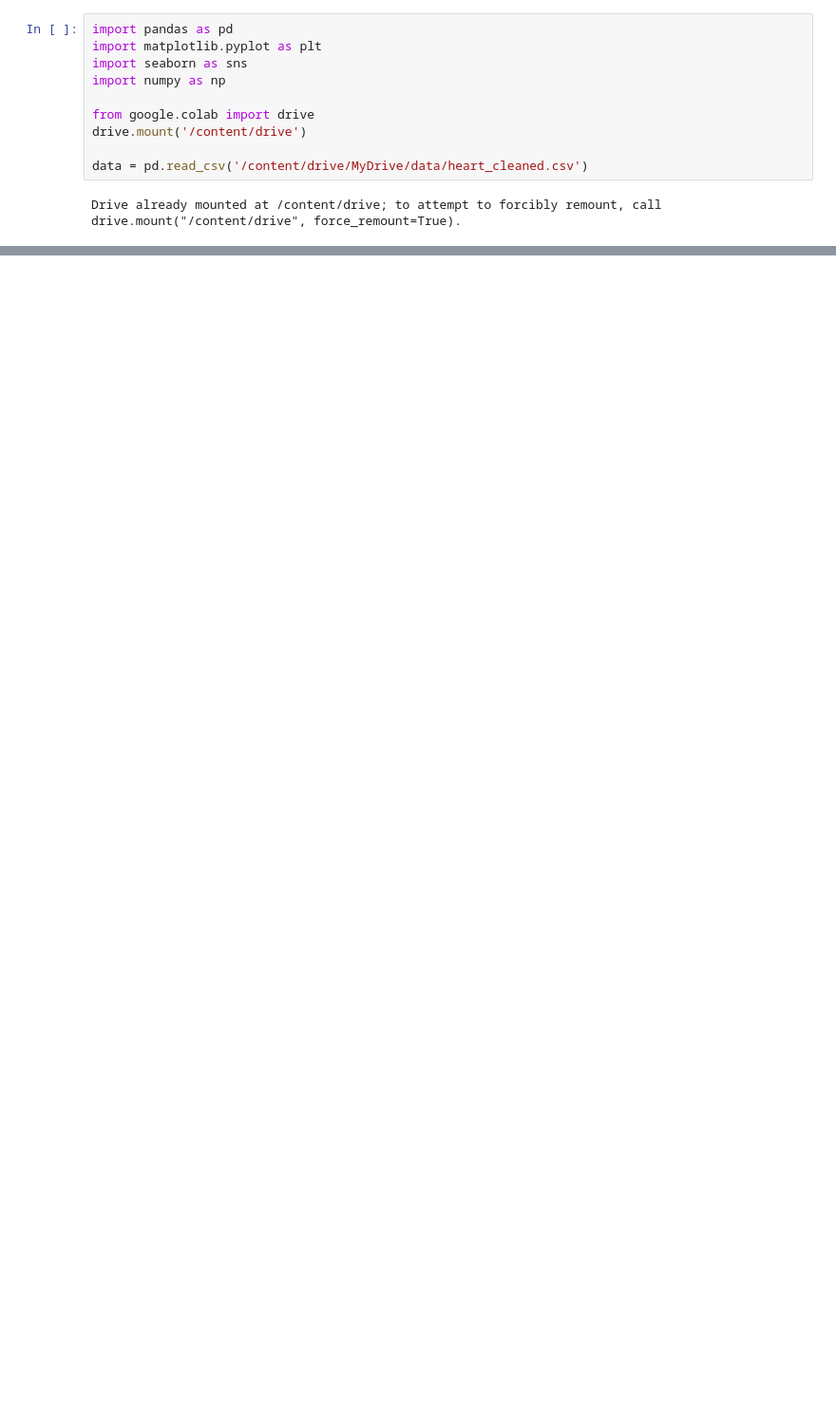
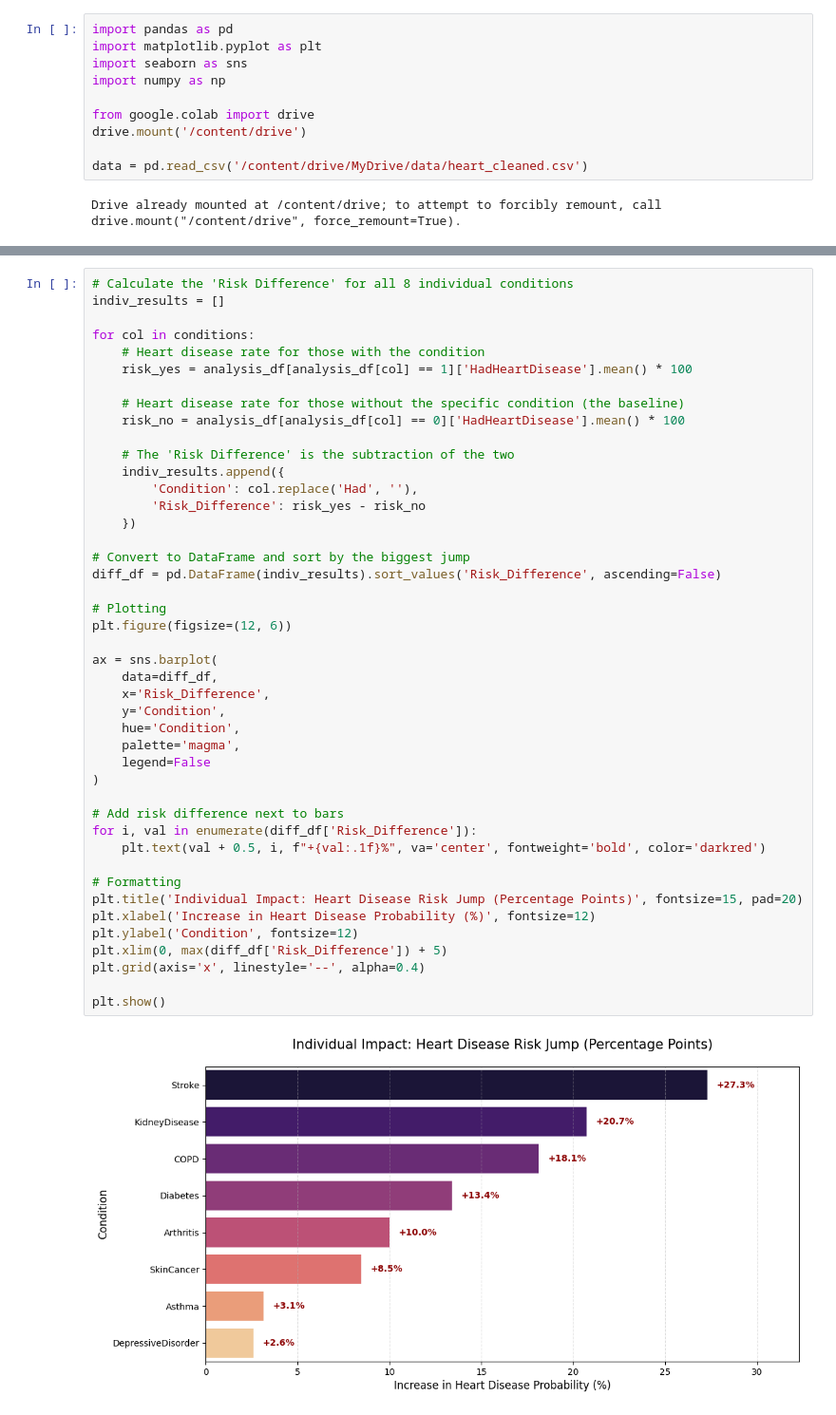
Before and after one commit to sjsu-cs122-s26/outstanding-heartdisease-analysis, a Jupyter notebook: notebooks/medical_history.ipynb, the cells around one changed output, grey strips where cells are left out. Shown at 95% size. Drawn from its saved outputs; the diff is of its cells as text; blank space fills up the shorter version.

```diff
--- a/notebooks/medical_history.ipynb
+++ b/notebooks/medical_history.ipynb
@@ -40,0 +214,46 @@ Index(['State', 'Sex', 'GeneralHealth', 'PhysicalHealthDays',
+# %%
+# Calculate the 'Risk Difference' for all 8 individual conditions
+indiv_results = []
+
+for col in conditions:
+    # Heart disease rate for those with the condition
+    risk_yes = analysis_df[analysis_df[col] == 1]['HadHeartDisease'].mean() * 100
+
+    # Heart disease rate for those without the specific condition (the baseline)
+    risk_no = analysis_df[analysis_df[col] == 0]['HadHeartDisease'].mean() * 100
+
+    # The 'Risk Difference' is the subtraction of the two
+    indiv_results.append({
+        'Condition': col.replace('Had', ''),
+        'Risk_Difference': risk_yes - risk_no
+    })
+
+# Convert to DataFrame and sort by the biggest jump
+diff_df = pd.DataFrame(indiv_results).sort_values('Risk_Difference', ascending=False)
+
+# Plotting
+plt.figure(figsize=(12, 6))
+
+ax = sns.barplot(
+    data=diff_df,
+    x='Risk_Difference',
+    y='Condition',
+    hue='Condition',
+    palette='magma',
+    legend=False
+)
+
+# Add risk difference next to bars
+for i, val in enumerate(diff_df['Risk_Difference']):
+    plt.text(val + 0.5, i, f"+{val:.1f}%", va='center', fontweight='bold', color='darkred')
+
+# Formatting
+plt.title('Individual Impact: Heart Disease Risk Jump (Percentage Points)', fontsize=15, pad=20)
+plt.xlabel('Increase in Heart Disease Probability (%)', fontsize=12)
+plt.ylabel('Condition', fontsize=12)
+plt.xlim(0, max(diff_df['Risk_Difference']) + 5)
+plt.grid(axis='x', linestyle='--', alpha=0.4)
+
+plt.show()
+# %% [output]
+[figure, added]
```
Also changed, not shown: parts of 14 cells of this notebook.
